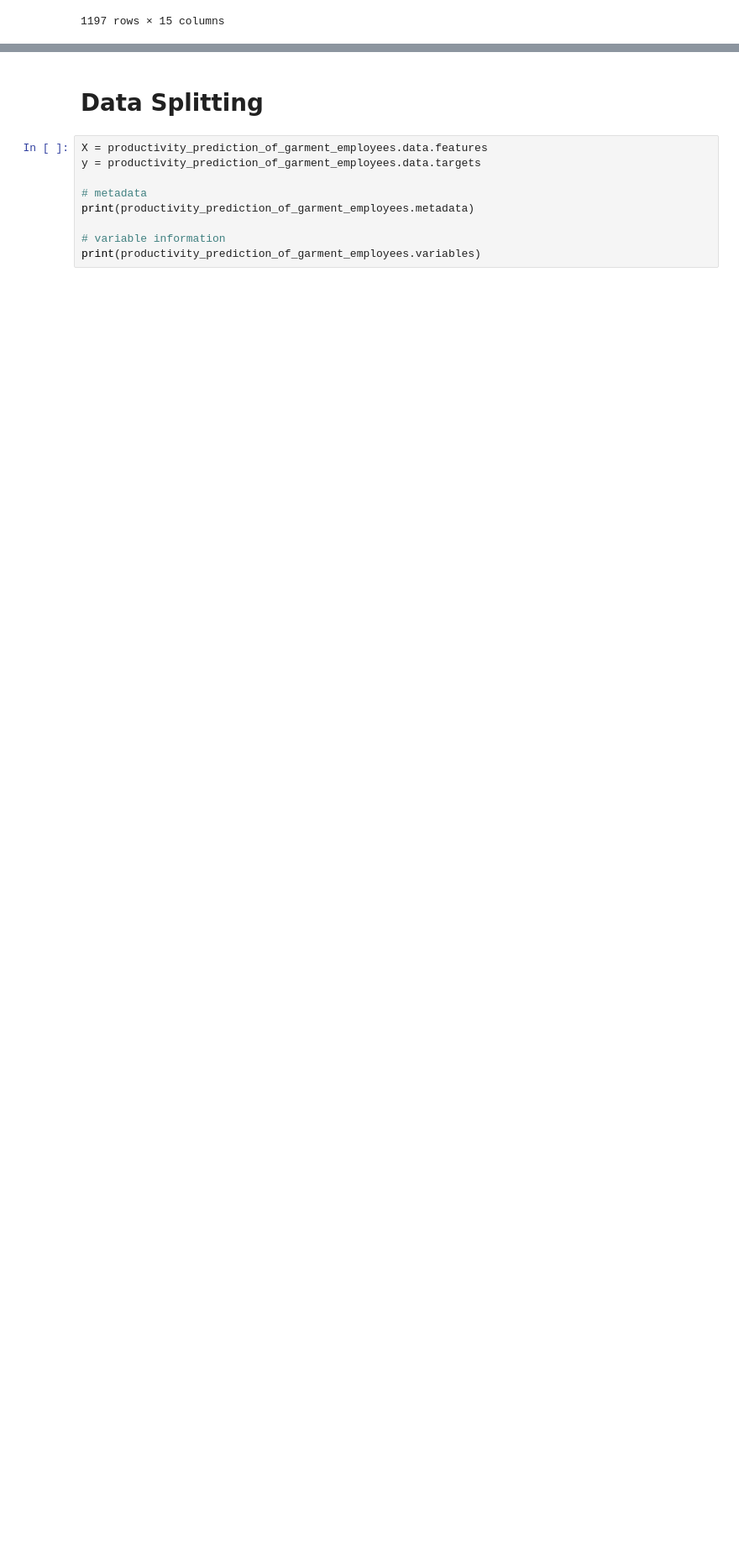
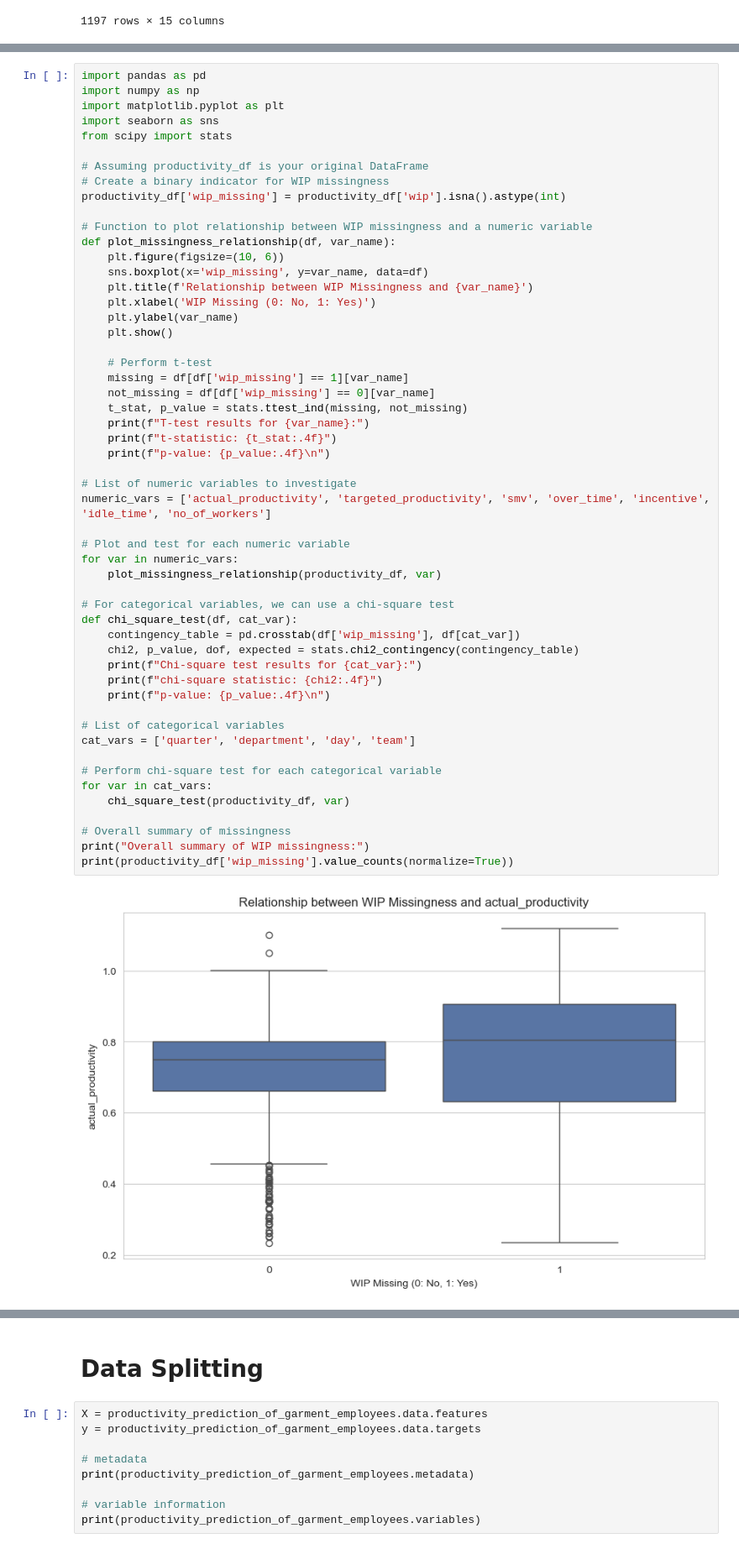
Before and after one commit to ramdhanhdy/DS_Project, a Jupyter notebook: Productivity Prediction/productivity_eda.ipynb, the cells around one changed output, grey strips where cells are left out. Shown: that part at 84% size. Saved outputs shown, nothing was run; the diff lists cells and outputs as text; blank space fills up the shorter version.

```diff
--- a/Productivity Prediction/productivity_eda.ipynb
+++ b/Productivity Prediction/productivity_eda.ipynb
@@ -361,0 +531,55 @@ productivity_df
+# %%
+import pandas as pd
+import numpy as np
+import matplotlib.pyplot as plt
+import seaborn as sns
+from scipy import stats
+
+# Assuming productivity_df is your original DataFrame
+# Create a binary indicator for WIP missingness
+productivity_df['wip_missing'] = productivity_df['wip'].isna().astype(int)
+
+# Function to plot relationship between WIP missingness and a numeric variable
+def plot_missingness_relationship(df, var_name):
+    plt.figure(figsize=(10, 6))
+    sns.boxplot(x='wip_missing', y=var_name, data=df)
+    plt.title(f'Relationship between WIP Missingness and {var_name}')
+    plt.xlabel('WIP Missing (0: No, 1: Yes)')
+    plt.ylabel(var_name)
+    plt.show()
+
+    # Perform t-test
+    missing = df[df['wip_missing'] == 1][var_name]
+    not_missing = df[df['wip_missing'] == 0][var_name]
+    t_stat, p_value = stats.ttest_ind(missing, not_missing)
+    print(f"T-test results for {var_name}:")
+    print(f"t-statistic: {t_stat:.4f}")
+    print(f"p-value: {p_value:.4f}\n")
+
+# List of numeric variables to investigate
+numeric_vars = ['actual_productivity', 'targeted_productivity', 'smv', 'over_time', 'incentive', 'idle_time', 'no_of_workers']
+
+# Plot and test for each numeric variable
+for var in numeric_vars:
+    plot_missingness_relationship(productivity_df, var)
+
+# For categorical variables, we can use a chi-square test
+def chi_square_test(df, cat_var):
+    contingency_table = pd.crosstab(df['wip_missing'], df[cat_var])
+    chi2, p_value, dof, expected = stats.chi2_contingency(contingency_table)
+    print(f"Chi-square test results for {cat_var}:")
+    print(f"chi-square statistic: {chi2:.4f}")
+    print(f"p-value: {p_value:.4f}\n")
+
+# List of categorical variables
+cat_vars = ['quarter', 'department', 'day', 'team']
+
+# Perform chi-square test for each categorical variable
+for var in cat_vars:
+    chi_square_test(productivity_df, var)
+
+# Overall summary of missingness
+print("Overall summary of WIP missingness:")
+print(productivity_df['wip_missing'].value_counts(normalize=True))
+# %% [output]
+[figure, added]
```
Also changed, not shown: parts of 14 cells of this notebook.
